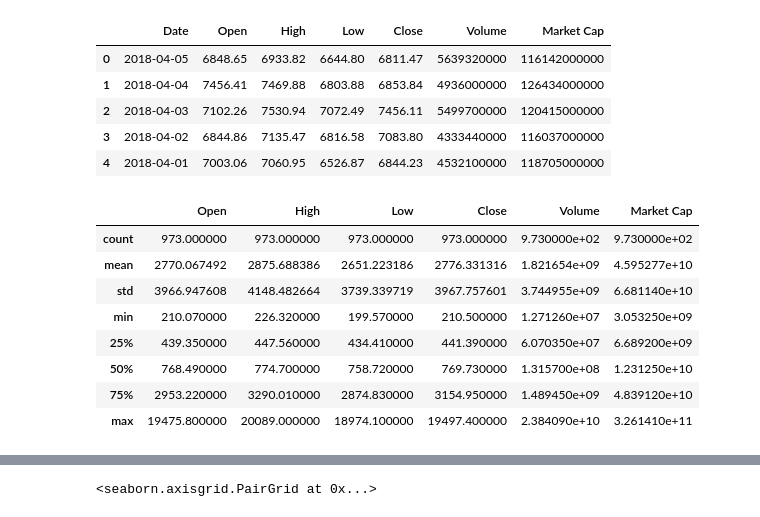
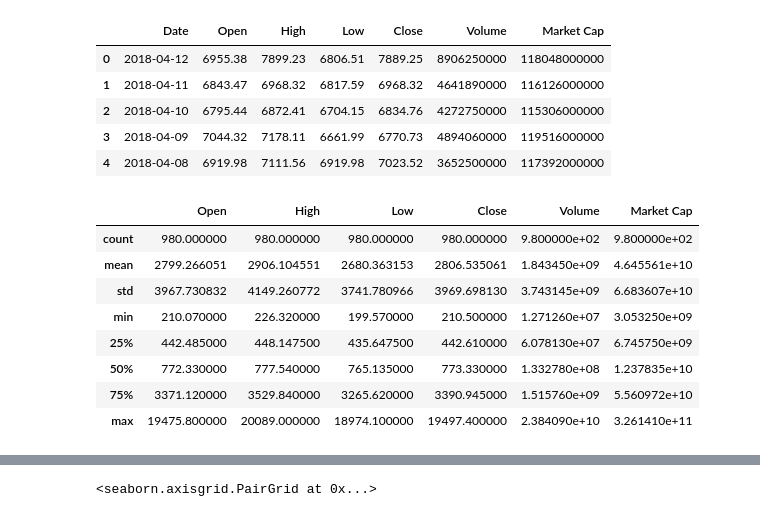
Before and after one commit to opraveen/machine-learning, a Jupyter notebook: projects/capstone/capstone.ipynb, the cells around one changed output, grey strips where cells are left out. Drawn from its saved outputs; the diff is of its cells as text; code cells hidden in the pictures.

```diff
--- a/projects/capstone/capstone.ipynb
+++ b/projects/capstone/capstone.ipynb
@@ -8,38 +8,63 @@ import numpy as np
 
 %matplotlib inline
 sns.set(style="white")
+# %%
+# Configuration
+
+# Data sources
+include_bitcoin = 1
+include_ethereum = 1
+include_litecoin = 0
+include_goog_trends = 1
+include_stocktwits = 1
+
+# Data duration (training + test)
+start_date_ = '2015-08-07'
+start_date = "20150807"
+end_date = "20180412"
+
+# Target
+# target = 'eth_day_diff'
+target = 'bt_day_diff'
+# target = 'eth_volume'
+# target = 'eth_Close'
+
+# how many days in advance ?
+
+
+# Algorithm (LSTM - tune with GridSearch and sklearn's TimeSeriesSplit)
+# window_size = 10
+# how many days in advance
 # %%
-# get market info for bitcoin from the start of Aug 7, 2015 to the current day
-start_date = "20150807"
-start_date_ = '2015-08-07'
+bitcoin_market_info = pd.read_html("https://coinmarketcap.com/currencies/bitcoin/historical-data/?start="+start_date+"&end="+end_date)[0]
+# bitcoin_market_info = pd.read_html("https://coinmarketcap.com/currencies/bitcoin/historical-data/?start="+start_date+"&end="+time.strftime("%Y%m%d"))[0]
 
-bitcoin_market_info = pd.read_html("https://coinmarketcap.com/currencies/bitcoin/historical-data/?start="+start_date+"&end="+time.strftime("%Y%m%d"))[0]
 # convert the date string to the correct date format
 bitcoin_market_info = bitcoin_market_info.assign(Date=pd.to_datetime(bitcoin_market_info['Date']))
 # when Volume is equal to '-' convert it to 0
 # bitcoin_market_info.loc[bitcoin_market_info['Volume']=="-",'Volume']=0
 # convert to int
 bitcoin_market_info['Volume'] = bitcoin_market_info['Volume'].astype('int64')
 # look at the first few rows
 bitcoin_market_info.head()
 # %% [output]
 |  | Date | Open | High | Low | Close | Volume | Market Cap |
-| 0 | 2018-04-05 | 6848.65 | 6933.82 | 6644.80 | 6811.47 | 5639320000 | 116142000000 |
-| 1 | 2018-04-04 | 7456.41 | 7469.88 | 6803.88 | 6853.84 | 4936000000 | 126434000000 |
-| 2 | 2018-04-03 | 7102.26 | 7530.94 | 7072.49 | 7456.11 | 5499700000 | 120415000000 |
-| 3 | 2018-04-02 | 6844.86 | 7135.47 | 6816.58 | 7083.80 | 4333440000 | 116037000000 |
-| 4 | 2018-04-01 | 7003.06 | 7060.95 | 6526.87 | 6844.23 | 4532100000 | 118705000000 |
+| 0 | 2018-04-12 | 6955.38 | 7899.23 | 6806.51 | 7889.25 | 8906250000 | 118048000000 |
+| 1 | 2018-04-11 | 6843.47 | 6968.32 | 6817.59 | 6968.32 | 4641890000 | 116126000000 |
+| 2 | 2018-04-10 | 6795.44 | 6872.41 | 6704.15 | 6834.76 | 4272750000 | 115306000000 |
+| 3 | 2018-04-09 | 7044.32 | 7178.11 | 6661.99 | 6770.73 | 4894060000 | 119516000000 |
+| 4 | 2018-04-08 | 6919.98 | 7111.56 | 6919.98 | 7023.52 | 3652500000 | 117392000000 |
 # %%
 bitcoin_market_info.describe()
 # %% [output]
 |  | Open | High | Low | Close | Volume | Market Cap |
-| count | 973.000000 | 973.000000 | 973.000000 | 973.000000 | 9.730000e+02 | 9.730000e+02 |
-| mean | 2770.067492 | 2875.688386 | 2651.223186 | 2776.331316 | 1.821654e+09 | 4.595277e+10 |
-| std | 3966.947608 | 4148.482664 | 3739.339719 | 3967.757601 | 3.744955e+09 | 6.681140e+10 |
+| count | 980.000000 | 980.000000 | 980.000000 | 980.000000 | 9.800000e+02 | 9.800000e+02 |
+| mean | 2799.266051 | 2906.104551 | 2680.363153 | 2806.535061 | 1.843450e+09 | 4.645561e+10 |
+| std | 3967.730832 | 4149.260772 | 3741.780966 | 3969.698130 | 3.743145e+09 | 6.683607e+10 |
 | min | 210.070000 | 226.320000 | 199.570000 | 210.500000 | 1.271260e+07 | 3.053250e+09 |
-| 25% | 439.350000 | 447.560000 | 434.410000 | 441.390000 | 6.070350e+07 | 6.689200e+09 |
-| 50% | 768.490000 | 774.700000 | 758.720000 | 769.730000 | 1.315700e+08 | 1.231250e+10 |
-| 75% | 2953.220000 | 3290.010000 | 2874.830000 | 3154.950000 | 1.489450e+09 | 4.839120e+10 |
+| 25% | 442.485000 | 448.147500 | 435.647500 | 442.610000 | 6.078130e+07 | 6.745750e+09 |
+| 50% | 772.330000 | 777.540000 | 765.135000 | 773.330000 | 1.332780e+08 | 1.237835e+10 |
+| 75% | 3371.120000 | 3529.840000 | 3265.620000 | 3390.945000 | 1.515760e+09 | 5.560972e+10 |
 | max | 19475.800000 | 20089.000000 | 18974.100000 | 19497.400000 | 2.384090e+10 | 3.261410e+11 |
 # %%
 # get market info for ethereum from the start of Aug 7, 2015  to the current day
```
Also changed, not shown: parts of 26 cells of this notebook, 16 other files.
